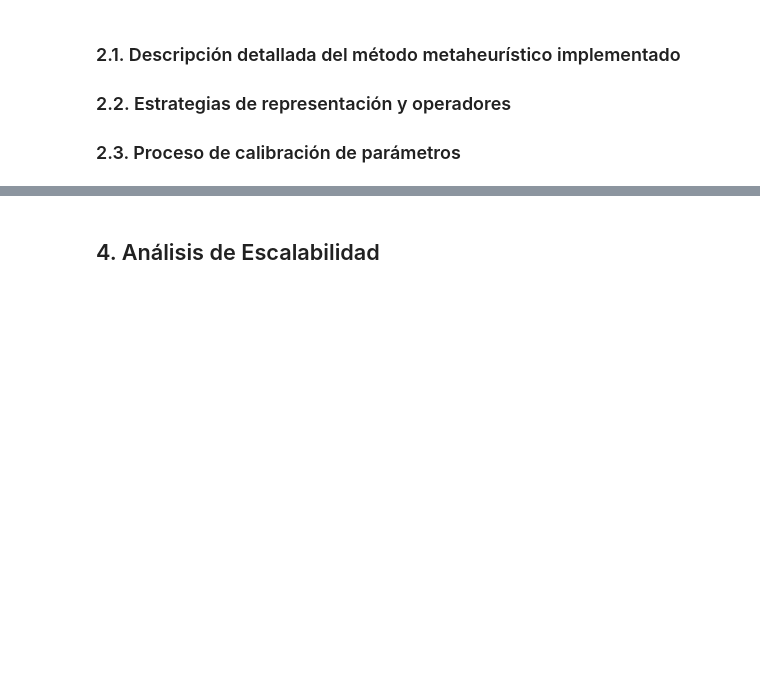
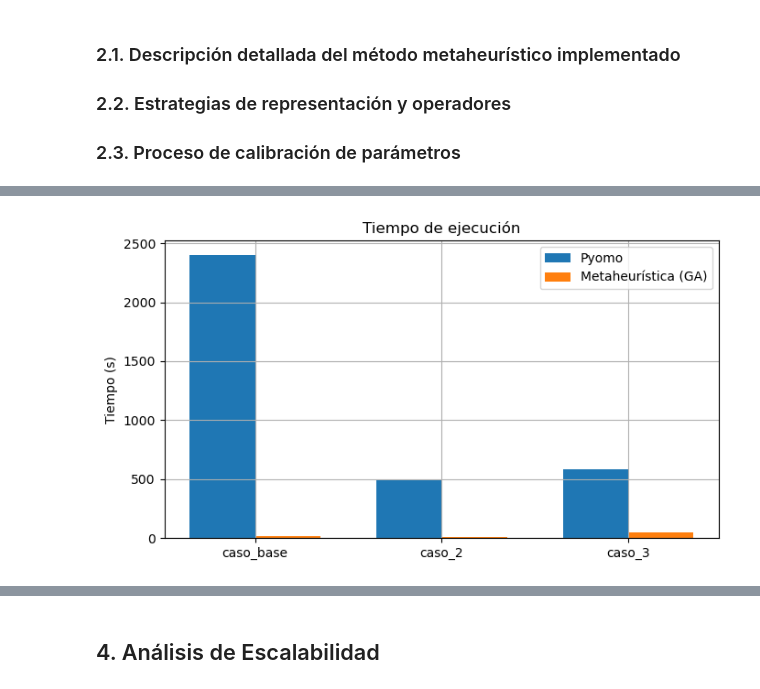
Before and after one commit to Jmi205/Proyecto-E3, a Jupyter notebook: MOS_P1_3.ipynb, the cells around one changed output, grey strips where cells are left out. Saved outputs shown, nothing was run; the diff lists cells and outputs as text; code cells hidden in the pictures; blank space fills up the shorter version.

```diff
--- a/MOS_P1_3.ipynb
+++ b/MOS_P1_3.ipynb
@@ -99,0 +192,13 @@ $$x_{pqk} = 0 \quad \forall{p, q \in D \cup C | p=q} \quad \forall{k \in K}$$
+# %%
+plt.figure()
+plt.bar(x - width/2, df["pyomo_time"], width, label="Pyomo")
+plt.bar(x + width/2, df["meta_time"], width, label="Metaheurística (GA)")
+
+plt.xticks(x, df.index)
+plt.ylabel("Tiempo (s)")
+plt.title("Tiempo de ejecución")
+plt.legend()
+plt.tight_layout()
+plt.show()
+# %% [output]
+[figure, added]
```
Also changed, not shown: parts of 16 cells of this notebook.
